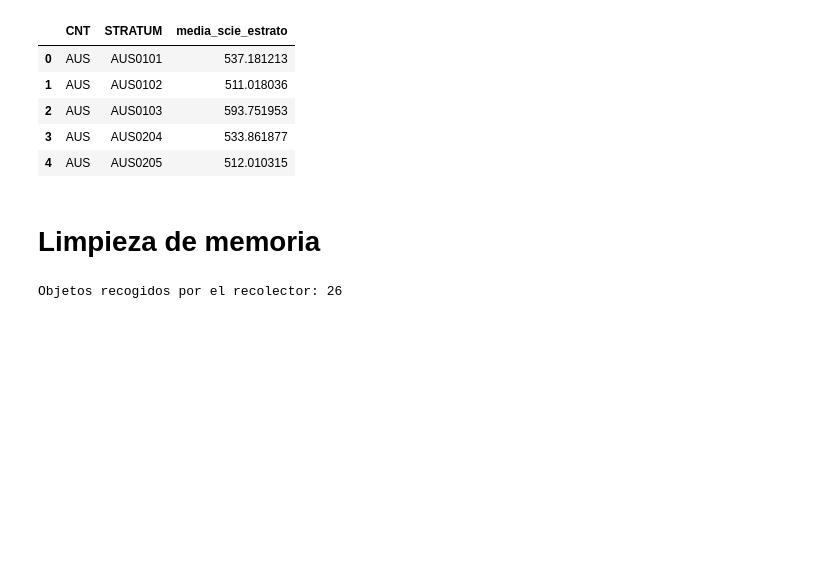
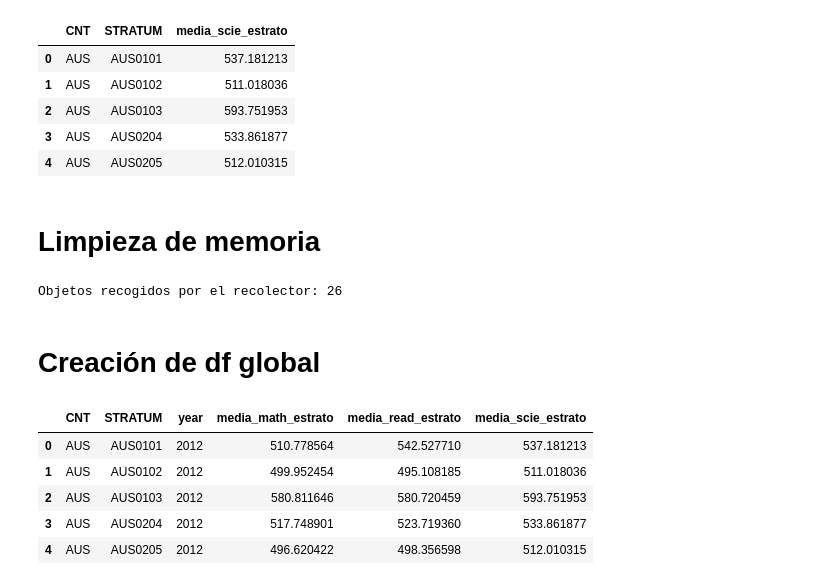
Before and after one commit to musero55/tfm_data_science, a Jupyter notebook: notebooks/fase_1_data_ingestion_eda/01_procesamiento_asignaturas_PISA.ipynb, the cells around one changed output. Drawn from its saved outputs; the diff is of its cells as text; code cells hidden in the pictures; blank space fills up the shorter version.

Commit message:
Se agrupan todas las medias por estrato e un único dataframe y se guarda el resultado en formato parquet para

```diff
--- a/notebooks/fase_1_data_ingestion_eda/01_procesamiento_asignaturas_PISA.ipynb
+++ b/notebooks/fase_1_data_ingestion_eda/01_procesamiento_asignaturas_PISA.ipynb
@@ -318,3 +318,50 @@ objetos_liberados = gc.collect()
 print(f"Elementos liberados: {objetos_liberados}")
 # %% [output]
 Objetos recogidos por el recolector: 26
+# %% [markdown]
+# Creación de df global
+# %%
+asignaturas_medias = {
+    'math': 'media_math_estrato',
+    'read': 'media_read_estrato',
+    'scie': 'media_scie_estrato',
+}
+years = [2012, 2015, 2018, 2022]
+df_per_year = []
+
+for anio in years:
+    df_anual = None
+    for asignatura, columna_media in asignaturas_medias.items():
+        ruta_media = ruta_medias_asignaturas / f'pisa{str(anio)[-2:]}_medias_{asignatura}_estrato.parquet'
+        df_asignatura = pd.read_parquet(
+            ruta_media,
+            columns=['CNT', 'STRATUM', columna_media],
+        )
+        if df_anual is None:
+            df_anual = df_asignatura
+        else:
+            df_anual = df_anual.merge(
+                df_asignatura,
+                on=['CNT', 'STRATUM'],
+                how='outer',
+                validate='one_to_one',
+            )
+
+    df_anual['year'] = anio
+    df_per_year.append(df_anual)
+
+df_total = (
+    pd.concat(df_per_year, ignore_index=True)
+    [['CNT', 'STRATUM', 'year', 'media_math_estrato', 'media_read_estrato', 'media_scie_estrato']]
+    .sort_values(['year', 'CNT', 'STRATUM'])
+    .reset_index(drop=True)
+)
+
+display(df_total.head())
+# %% [output]
+|  | CNT | STRATUM | year | media_math_estrato | media_read_estrato | media_scie_estrato |
+| 0 | AUS | AUS0101 | 2012 | 510.778564 | 542.527710 | 537.181213 |
+| 1 | AUS | AUS0102 | 2012 | 499.952454 | 495.108185 | 511.018036 |
+| 2 | AUS | AUS0103 | 2012 | 580.811646 | 580.720459 | 593.751953 |
+| 3 | AUS | AUS0204 | 2012 | 517.748901 | 523.719360 | 533.861877 |
+| 4 | AUS | AUS0205 | 2012 | 496.620422 | 498.356598 | 512.010315 |
```
Also changed, not shown: parts of 1 cell of this notebook, 1 other file.
